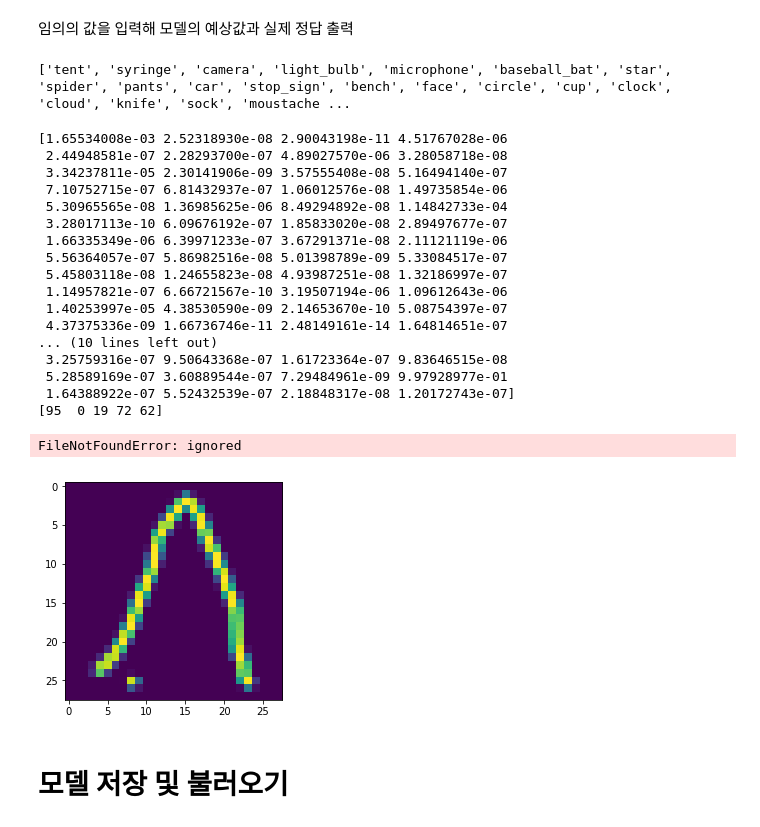
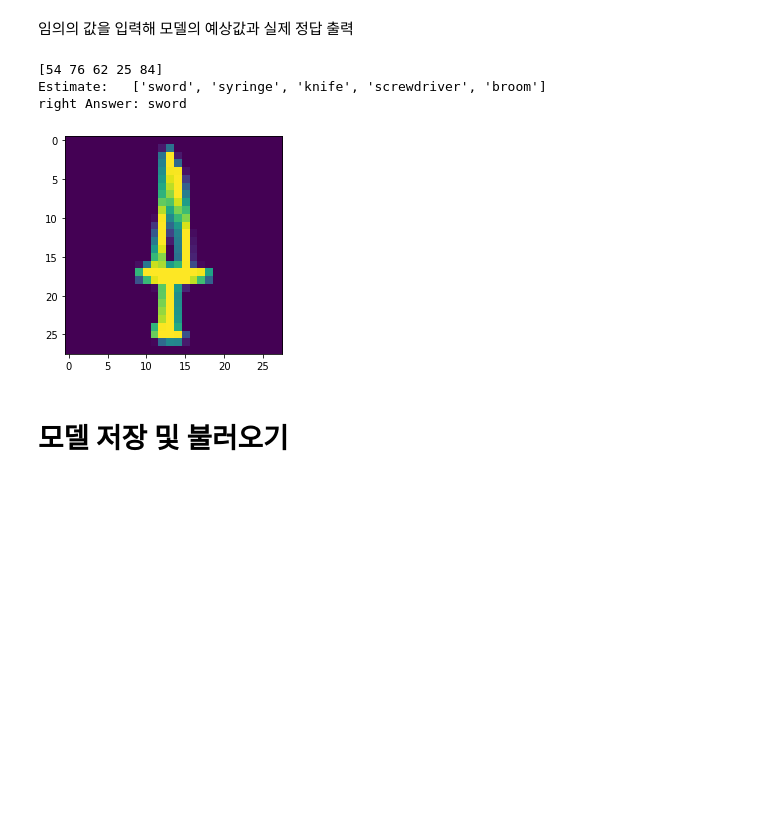
Before and after one commit to Nam-SW/drawing_game, a Jupyter notebook: AI_model.ipynb, the cells around one changed output. Cells and saved outputs as stored; diff of their text form; code cells hidden in the pictures; blank space fills up the shorter version.

```diff
--- a/AI_model.ipynb
+++ b/AI_model.ipynb
@@ -327,44 +304,22 @@ plot_graph(history, 'loss')
 # %% [markdown]
 임의의 값을 입력해 모델의 예상값과 실제 정답 출력
-# %%
-print(dataset.class_names)
-# %% [output]
-['tent', 'syringe', 'camera', 'light_bulb', 'microphone', 'baseball_bat', 'star', 'spider', 'pants', 'car', 'stop_sign', 'bench', 'face', 'circle', 'cup', 'clock', 'cloud', 'knife', 'sock', 'moustache ...
 # %%
 %matplotlib inline
 idx = 0 #randint(0, len(dataset.x_test))
 img = dataset.x_test[idx]
 plt.imshow(img.squeeze())
 pred = Model.predict(np.expand_dims(img, axis=0))[0]
-print(pred)
 ind = (-pred).argsort()[:5]
 print(ind)
 latex = [dataset.class_names[x] for x in ind]
 
-np.save('/content/gdrive/My Drive/image', img)
-
 print('Estimate:  ', latex)
 print('right Answer: ' + dataset.class_names[int(dataset.raw_y_test[idx].item())])
 # %% [output]
-[1.65534008e-03 2.52318930e-08 2.90043198e-11 4.51767028e-06
- 2.44948581e-07 2.28293700e-07 4.89027570e-06 3.28058718e-08
- 3.34237811e-05 2.30141906e-09 3.57555408e-08 5.16494140e-07
- 7.10752715e-07 6.81432937e-07 1.06012576e-08 1.49735854e-06
- 5.30965565e-08 1.36985625e-06 8.49294892e-08 1.14842733e-04
- 3.28017113e-10 6.09676192e-07 1.85833020e-08 2.89497677e-07
- 1.66335349e-06 6.39971233e-07 3.67291371e-08 2.11121119e-06
- 5.56364057e-07 5.86982516e-08 5.01398789e-09 5.33084517e-07
- 5.45803118e-08 1.24655823e-08 4.93987251e-08 1.32186997e-07
- 1.14957821e-07 6.66721567e-10 3.19507194e-06 1.09612643e-06
- 1.40253997e-05 4.38530590e-09 2.14653670e-10 5.08754397e-07
- 4.37375336e-09 1.66736746e-11 2.48149161e-14 1.64814651e-07
-... (10 lines left out)
- 3.25759316e-07 9.50643368e-07 1.61723364e-07 9.83646515e-08
- 5.28589169e-07 3.60889544e-07 7.29484961e-09 9.97928977e-01
- 1.64388922e-07 5.52432539e-07 2.18848317e-08 1.20172743e-07]
-[95  0 19 72 62]
+[54 76 62 25 84]
+Estimate:   ['sword', 'syringe', 'knife', 'screwdriver', 'broom']
+right Answer: sword
-FileNotFoundError: ignored
-[figure, old version]
+[figure, new version]
 # %% [markdown]
 # 모델 저장 및 불러오기
 # %% [markdown]
```
Also changed, not shown: parts of 12 cells of this notebook.
